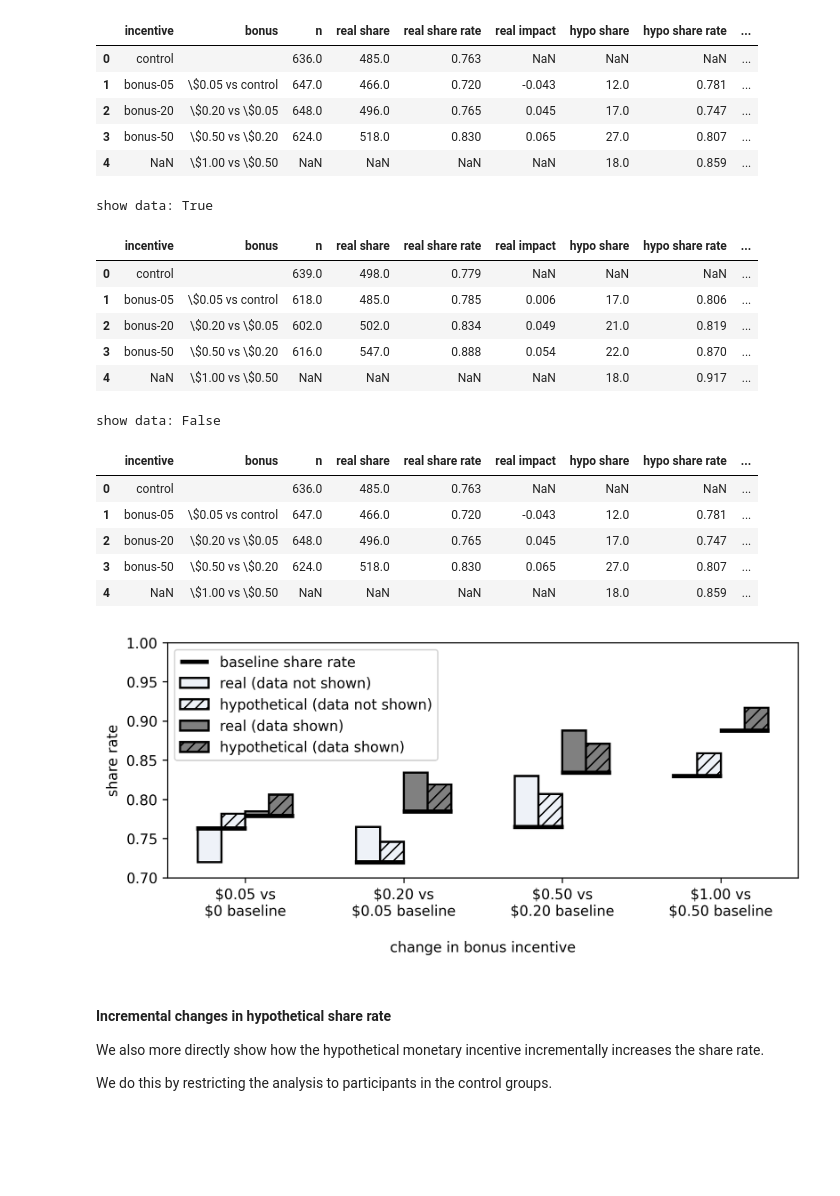
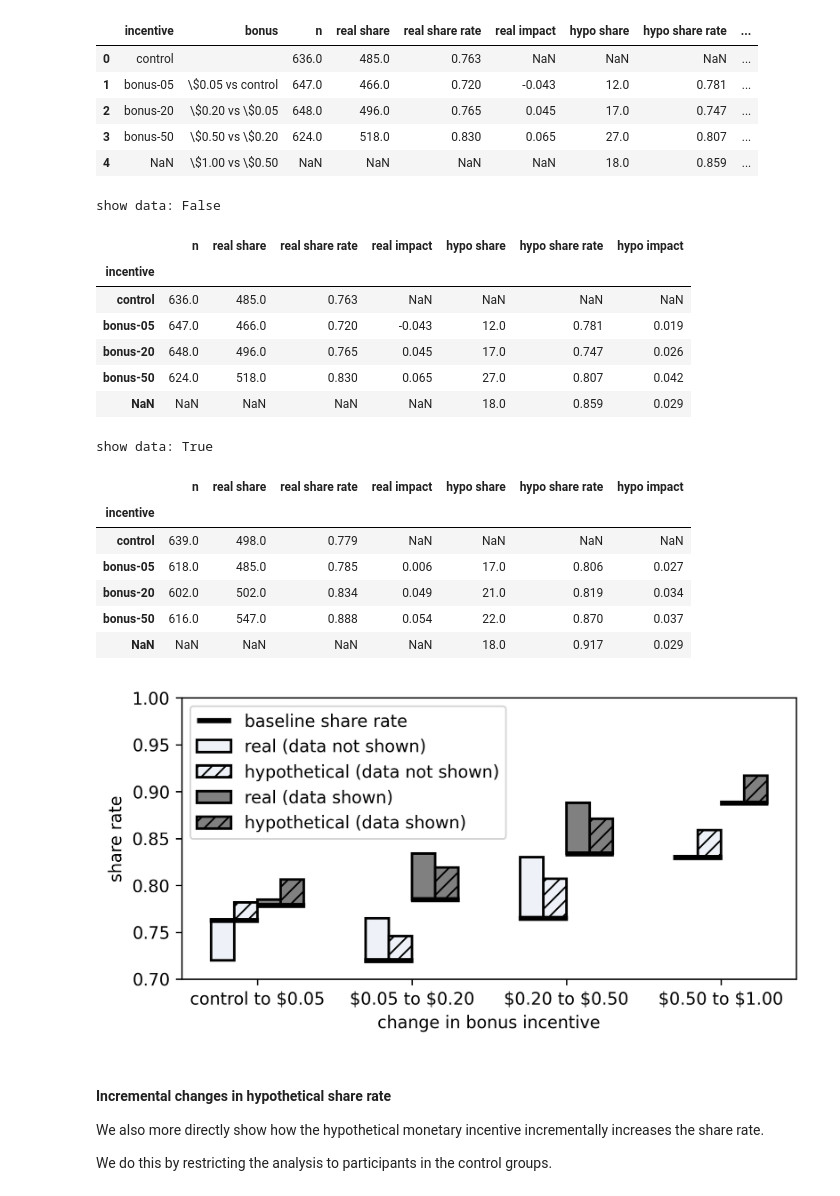
Before and after one commit to aberke/amazon-study, a Jupyter notebook: data-analysis/survey-data.ipynb, the cells around one changed output. Drawn from its saved outputs; the diff is of its cells as text; code cells hidden in the pictures; blank space fills up the shorter version.

```diff
--- a/data-analysis/survey-data.ipynb
+++ b/data-analysis/survey-data.ipynb
@@ -976,34 +1042,36 @@ real_hypo_impact_showdata0
 | 4 | NaN | \$1.00 vs \$0.50 | NaN | NaN | NaN | NaN | 18.0 | 0.859 | ... |
 # %%
 # make a separate dataframe for showdata true vs false
+real_hypo_impact_showdata0 = make_real_hypo_impact_df(df[df['showdata']==False])
+print('show data: False')
+display(real_hypo_impact_showdata0.set_index('incentive').drop('bonus', axis=1))
+
 
 real_hypo_impact_showdata1 = make_real_hypo_impact_df(df[df['showdata']==True])
 print('show data: True')
-display(real_hypo_impact_showdata1)
-
-real_hypo_impact_showdata0 = make_real_hypo_impact_df(df[df['showdata']==False])
-print('show data: False')
-display(real_hypo_impact_showdata0)
+display(real_hypo_impact_showdata1.set_index('incentive').drop('bonus', axis=1))
 # %% [output]
-show data: True
+show data: False
-|  | incentive | bonus | n | real share | real share rate | real impact | hypo share | hypo share rate | ... |
-| 0 | control |  | 639.0 | 498.0 | 0.779 | NaN | NaN | NaN | ... |
-| 1 | bonus-05 | \$0.05 vs control | 618.0 | 485.0 | 0.785 | 0.006 | 17.0 | 0.806 | ... |
-| 2 | bonus-20 | \$0.20 vs \$0.05 | 602.0 | 502.0 | 0.834 | 0.049 | 21.0 | 0.819 | ... |
-| 3 | bonus-50 | \$0.50 vs \$0.20 | 616.0 | 547.0 | 0.888 | 0.054 | 22.0 | 0.870 | ... |
-| 4 | NaN | \$1.00 vs \$0.50 | NaN | NaN | NaN | NaN | 18.0 | 0.917 | ... |
+|  | n | real share | real share rate | real impact | hypo share | hypo share rate | hypo impact |
+| incentive |  |  |  |  |  |  |  |
+| control | 636.0 | 485.0 | 0.763 | NaN | NaN | NaN | NaN |
+| bonus-05 | 647.0 | 466.0 | 0.720 | -0.043 | 12.0 | 0.781 | 0.019 |
+| bonus-20 | 648.0 | 496.0 | 0.765 | 0.045 | 17.0 | 0.747 | 0.026 |
+| bonus-50 | 624.0 | 518.0 | 0.830 | 0.065 | 27.0 | 0.807 | 0.042 |
+| NaN | NaN | NaN | NaN | NaN | 18.0 | 0.859 | 0.029 |
-show data: False
+show data: True
-|  | incentive | bonus | n | real share | real share rate | real impact | hypo share | hypo share rate | ... |
-| 0 | control |  | 636.0 | 485.0 | 0.763 | NaN | NaN | NaN | ... |
-| 1 | bonus-05 | \$0.05 vs control | 647.0 | 466.0 | 0.720 | -0.043 | 12.0 | 0.781 | ... |
-| 2 | bonus-20 | \$0.20 vs \$0.05 | 648.0 | 496.0 | 0.765 | 0.045 | 17.0 | 0.747 | ... |
-| 3 | bonus-50 | \$0.50 vs \$0.20 | 624.0 | 518.0 | 0.830 | 0.065 | 27.0 | 0.807 | ... |
-| 4 | NaN | \$1.00 vs \$0.50 | NaN | NaN | NaN | NaN | 18.0 | 0.859 | ... |
+|  | n | real share | real share rate | real impact | hypo share | hypo share rate | hypo impact |
+| incentive |  |  |  |  |  |  |  |
+| control | 639.0 | 498.0 | 0.779 | NaN | NaN | NaN | NaN |
+| bonus-05 | 618.0 | 485.0 | 0.785 | 0.006 | 17.0 | 0.806 | 0.027 |
+| bonus-20 | 602.0 | 502.0 | 0.834 | 0.049 | 21.0 | 0.819 | 0.034 |
+| bonus-50 | 616.0 | 547.0 | 0.888 | 0.054 | 22.0 | 0.870 | 0.037 |
+| NaN | NaN | NaN | NaN | NaN | 18.0 | 0.917 | 0.029 |
 # %%
 # Use a grouped bar chart to show changes in share rate
 width = 0.15 # the width of the bars
 multiplier = 0
-figsize=(8,3)
+figsize=(6.5,3)
 fig,ax = plt.subplots(1,1, figsize=figsize, dpi=300)
 xticks = np.arange(4)
 # showdata:false
@@ -1036,40 +1104,40 @@ ax.bar(xticks + width*multiplier, real_hypo_impact_showdata1.drop(0)['hypo impac
        linewidth=1.5,
        label='hypothetical (%s)'%showdata_true_label)
 
 baseline_label = 'baseline share rate'
 # baseline_label = 'baseline share rate for previous incentive'
 for i, baseline_val in enumerate(showdata0_baseline):
     ax.hlines(baseline_val, i-(width)/2-0.01, i+1.5*(width+0.005),
                color='black', linewidth=3,
                label=(baseline_label if i ==0 else None))
 for i, baseline_val in enumerate(showdata1_baseline):
     ax.hlines(baseline_val, i+1.5*(width)-0.008, i+3.5*(width+0.002),
                color='black', linewidth=3)
 ax.legend()
 ax.set_ylim([0.7, 1])
 # A few different ways to label this
 xlabels_a = ['\$0.05 vs control', '\$0.20 vs \$0.05', '\\$0.50  vs \$0.20', '\$1.00  vs \$0.50']
 xlabels_b = [
     '\$0.05 vs\n\$0 baseline', '\$0.20 vs\n\$0.05 baseline',
     '\$0.50 vs\n\$0.20 baseline',
     '\$1.00 vs\n\$0.50 baseline',
 ]
 xlabels_c = ['\$0.05', '\$0.20', '\$0.50', '\$1.00']
 xlabels_d = [
-    'change from\ncontrol to \$0.05',
-    'change from\n$0.05 to \$0.20',
-    'change from\n$0.20 to \$0.50',
-    'change from\n$0.50 to \$1.00',
+    'control to \$0.05',
+    '$0.05 to \$0.20',
+    '$0.20 to \$0.50',
+    '$0.50 to \$1.00'
 ]
 ax.set_xticks(xticks+1.5*width, xlabels_a)
 ax.set_xticks(xticks+1.5*width, xlabels_b)
 # ax.set_xticks(xticks+1.5*width, xlabels_c)
-# ax.set_xticks(xticks+1.5*width, xlabels_d)
-ax.set_xlabel('\nchange in bonus incentive')
+ax.set_xticks(xticks+1.5*width, xlabels_d)
+ax.set_xlabel('change in bonus incentive')
 _ = ax.set_ylabel('share rate')
 # _ = ax.set_title('Impact of additional bonus: real vs hypothetical')
 # %% [output]
-[figure, old version]
+[figure, new version]
 # %% [markdown]
 #### Incremental changes in hypothetical share rate
 
```
Also changed, not shown: parts of 51 cells of this notebook, 17 other files.
